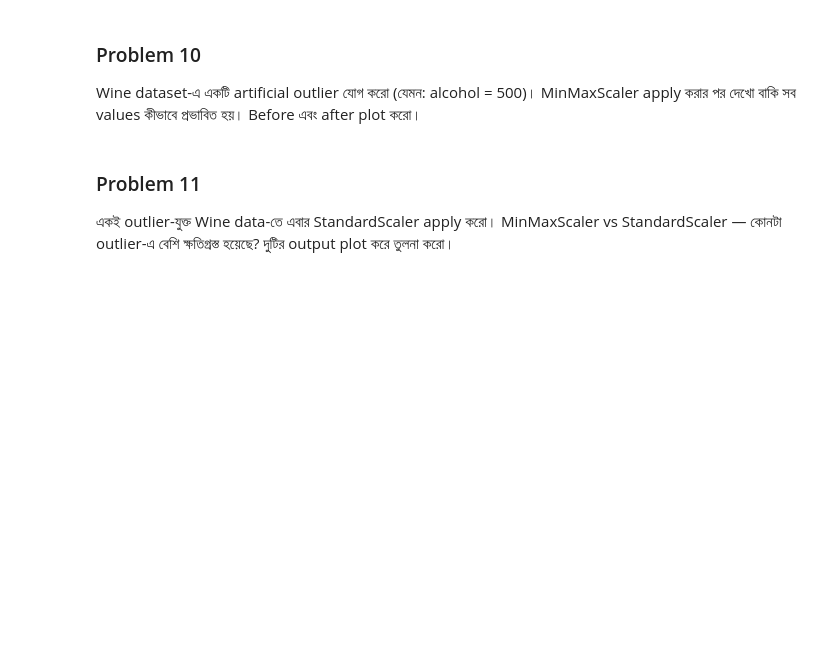
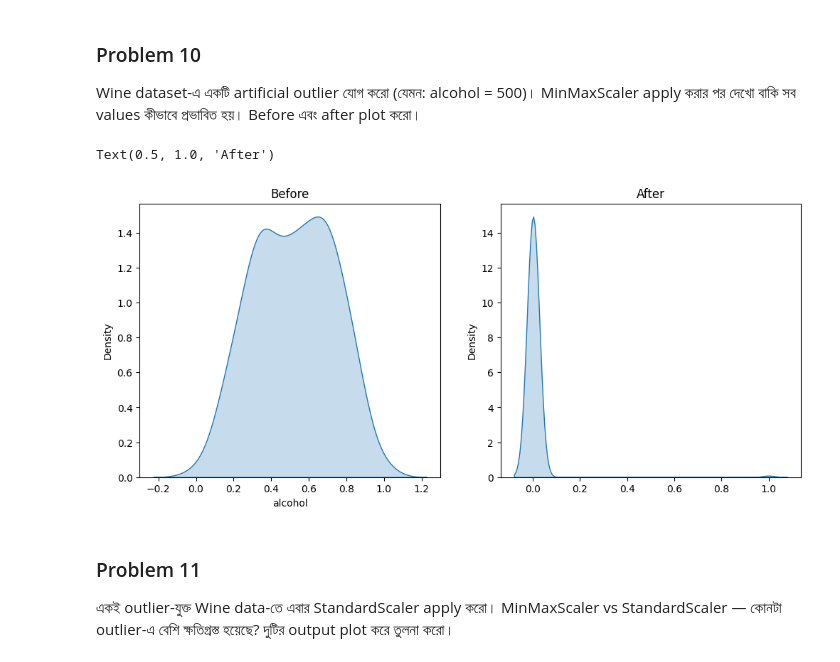
Before and after one commit to MuktadirHQ/AIML-Expert-With-Phitron, a Jupyter notebook: Machine Learning/WEEK - 02. Feature Engineering & It's prerequisites/Module_08. Scaling & ColumnTransformer/Practice_Problem.ipynb, the cells around one changed output. Drawn from its saved outputs; the diff is of its cells as text; code cells hidden in the pictures; blank space fills up the shorter version.

```diff
--- a/Machine Learning/WEEK - 02. Feature Engineering & It's prerequisites/Module_08. Scaling & ColumnTransformer/Practice_Problem.ipynb
+++ b/Machine Learning/WEEK - 02. Feature Engineering & It's prerequisites/Module_08. Scaling & ColumnTransformer/Practice_Problem.ipynb
@@ -116,0 +206,10 @@ Wine dataset-এর 'alcohol' column-এ apply করো এবং sklearn outpu
+# %%
+# Your code here: manual MinMaxScaler and compare with sklearn
+alcohol = df_wine['alcohol']
+manual_minmax = (alcohol - alcohol.min()) / (alcohol.max() - alcohol.min())
+
+smn = MinMaxScaler()
+df_wine['alcohol'] = smn.fit_transform(df_wine[['alcohol']])
+
+comparison_df = pd.concat([manual_minmax.rename('Manual_Scaled'), df_wine['alcohol'].rename('Sklearn_Scaled')], axis=1)
+display(comparison_df)
@@ -124,3 +235,23 @@ Before এবং after plot করো।
+# %%
+# Your code here: add outlier, apply MinMaxScaler, plot before vs after
+
+df_wine_outlier = df_wine.copy()
+df_wine_outlier.loc[0, 'alcohol'] = 500
+
+mns = MinMaxScaler()
+
+wine_mns_scaled = mns.fit_transform(df_wine_outlier)
+
+
+fig, axes = plt.subplots(1, 2, figsize=(12, 5))
+sns.kdeplot(df_wine['alcohol'], ax=axes[0], fill=True)
+axes[0].set_title('Before')
+
+sns.kdeplot(wine_mm_scaled[:, 0], ax=axes[1], fill=True)
+axes[1].set_title('After')
+# %% [output]
+Text(0.5, 1.0, 'After')
+[figure, added]
 # %% [markdown]
 ### Problem 11
 একই outlier-যুক্ত Wine data-তে এবার StandardScaler apply করো।
```
Also changed, not shown: parts of 51 cells of this notebook.
